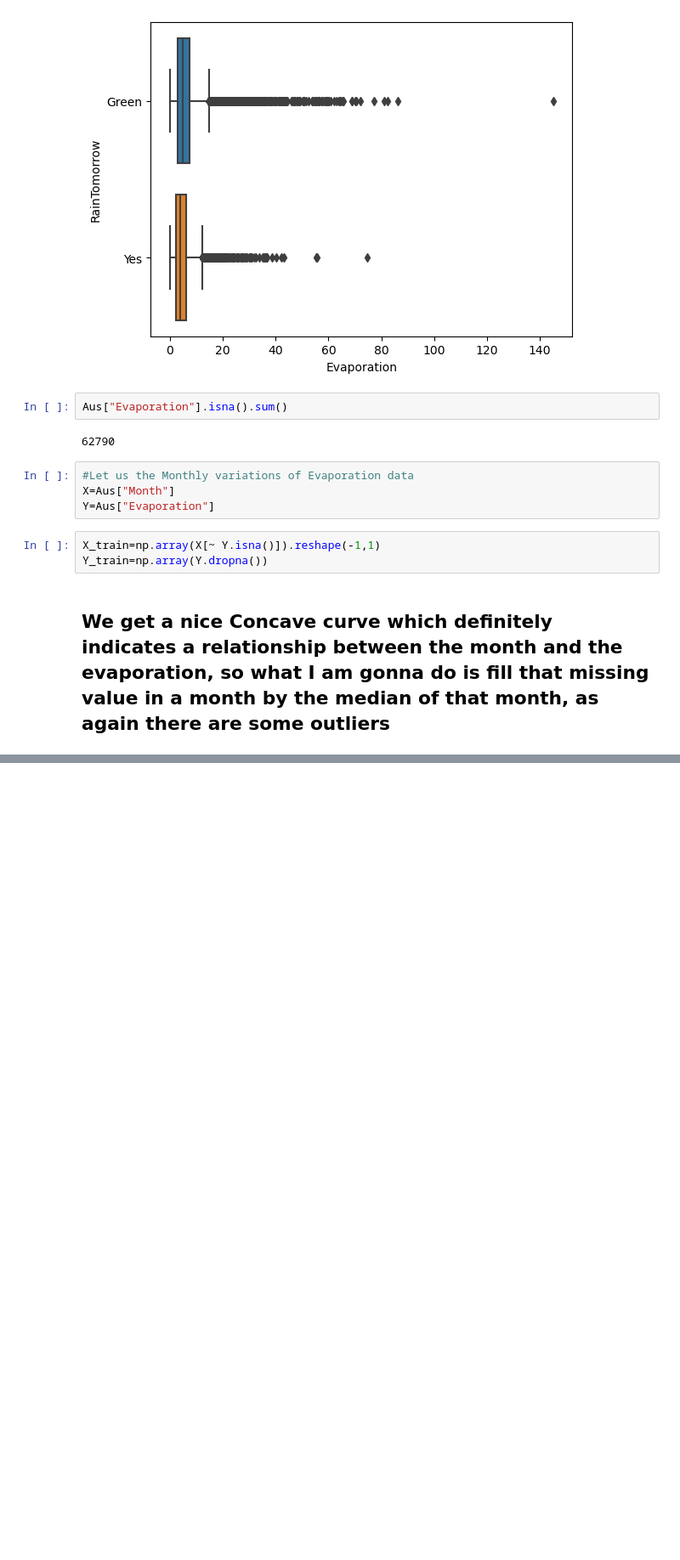
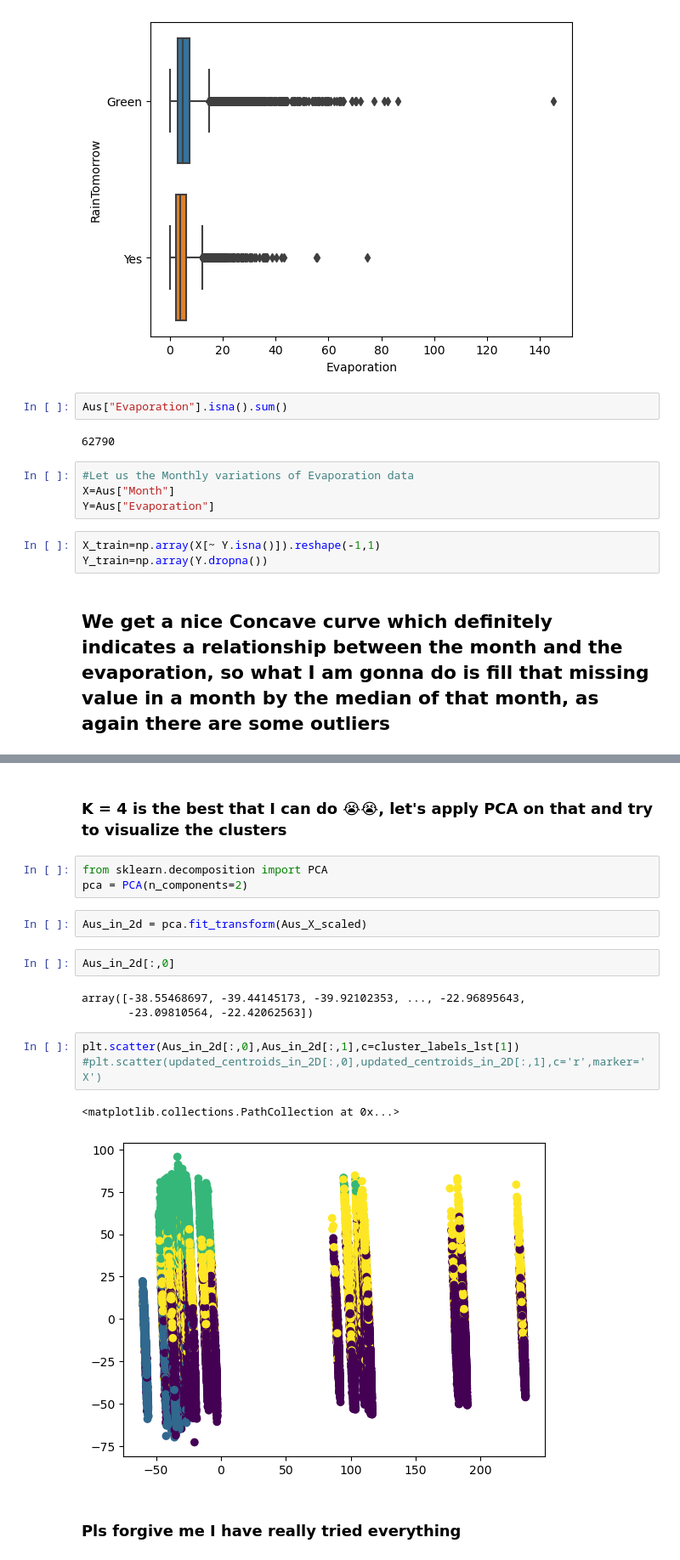
Before and after one commit to Manas-AI-Taskphase/Om_Kumar, a Jupyter notebook: Clustering/Manas Clustering.ipynb, the cells around one changed output, grey strips where cells are left out. Shown at 85% size. Saved outputs shown, nothing was run; the diff lists cells and outputs as text; blank space fills up the shorter version.

```diff
--- a/Clustering/Manas Clustering.ipynb
+++ b/Clustering/Manas Clustering.ipynb
@@ -1158,0 +1159,20 @@ Silhouette Score for K= 7 = 0.16535966879147476
+# %% [markdown]
+### K = 4 is the best that I can do 😭😭, let's apply PCA on that and try to visualize the clusters
+# %%
+from sklearn.decomposition import PCA
+pca = PCA(n_components=2)
+# %%
+Aus_in_2d = pca.fit_transform(Aus_X_scaled)
+# %%
+Aus_in_2d[:,0]
+# %% [output]
+array([-38.55468697, -39.44145173, -39.92102353, ..., -22.96895643,
+       -23.09810564, -22.42062563])
+# %%
+plt.scatter(Aus_in_2d[:,0],Aus_in_2d[:,1],c=cluster_labels_lst[1])
+#plt.scatter(updated_centroids_in_2D[:,0],updated_centroids_in_2D[:,1],c='r',marker='X')
+# %% [output]
+<matplotlib.collections.PathCollection at 0x...>
+[figure, added]
+# %% [markdown]
+### Pls forgive me I have really tried everything
```
Also changed, not shown: parts of 94 cells of this notebook.
